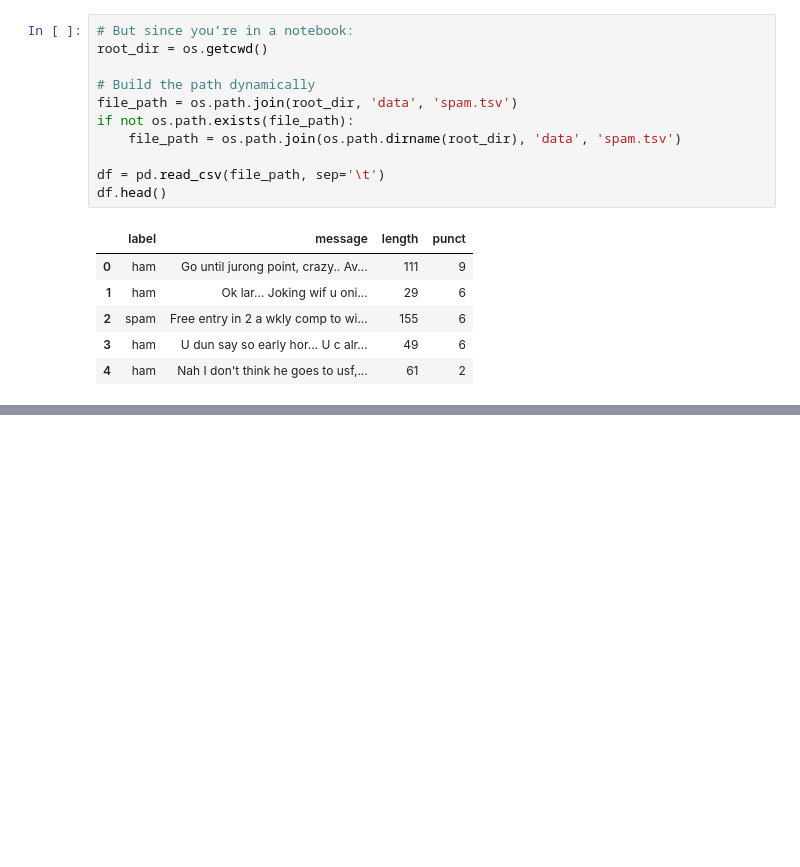
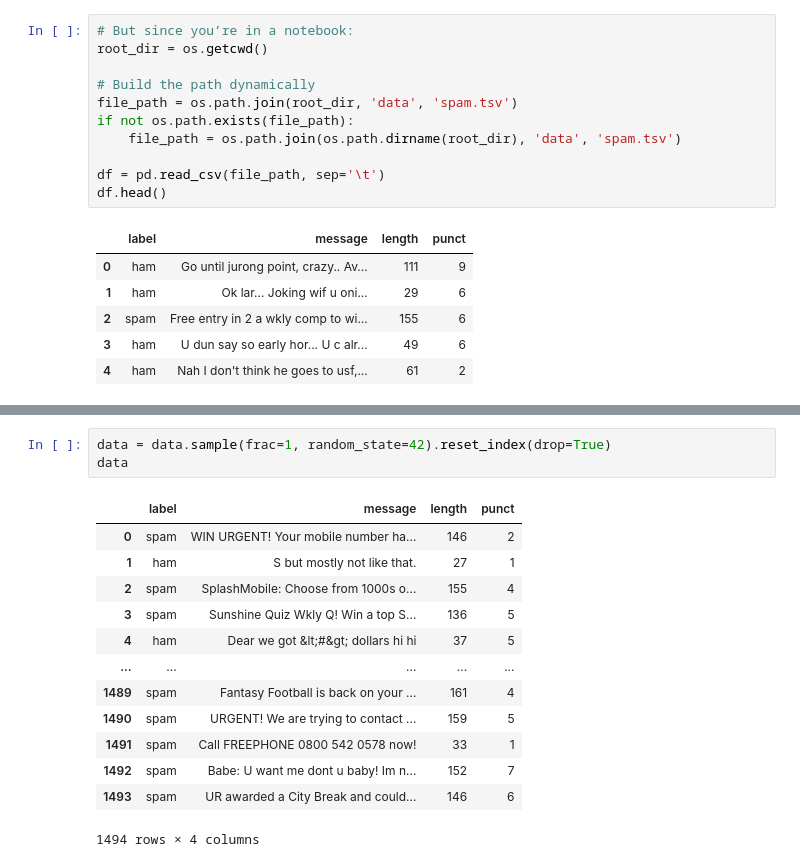
Before and after one commit to Hello-Mitra/Spam-Text-Classification, a Jupyter notebook: notebooks/spam_classifier.ipynb, the cells around one changed output, grey strips where cells are left out. Drawn from its saved outputs; the diff is of its cells as text; blank space fills up the shorter version.

```diff
--- a/notebooks/spam_classifier.ipynb
+++ b/notebooks/spam_classifier.ipynb
@@ -26,0 +99,17 @@ df.head()
+# %%
+data = data.sample(frac=1, random_state=42).reset_index(drop=True)
+data
+# %% [output]
+|  | label | message | length | punct |
+| 0 | spam | WIN URGENT! Your mobile number ha... | 146 | 2 |
+| 1 | ham | S but mostly not like that. | 27 | 1 |
+| 2 | spam | SplashMobile: Choose from 1000s o... | 155 | 4 |
+| 3 | spam | Sunshine Quiz Wkly Q! Win a top S... | 136 | 5 |
+| 4 | ham | Dear we got &lt;#&gt; dollars hi hi | 37 | 5 |
+| ... | ... | ... | ... | ... |
+| 1489 | spam | Fantasy Football is back on your ... | 161 | 4 |
+| 1490 | spam | URGENT! We are trying to contact ... | 159 | 5 |
+| 1491 | spam | Call FREEPHONE 0800 542 0578 now! | 33 | 1 |
+| 1492 | spam | Babe: U want me dont u baby! Im n... | 152 | 7 |
+| 1493 | spam | UR awarded a City Break and could... | 146 | 6 |
+1494 rows × 4 columns
```
Also changed, not shown: parts of 31 cells of this notebook.
